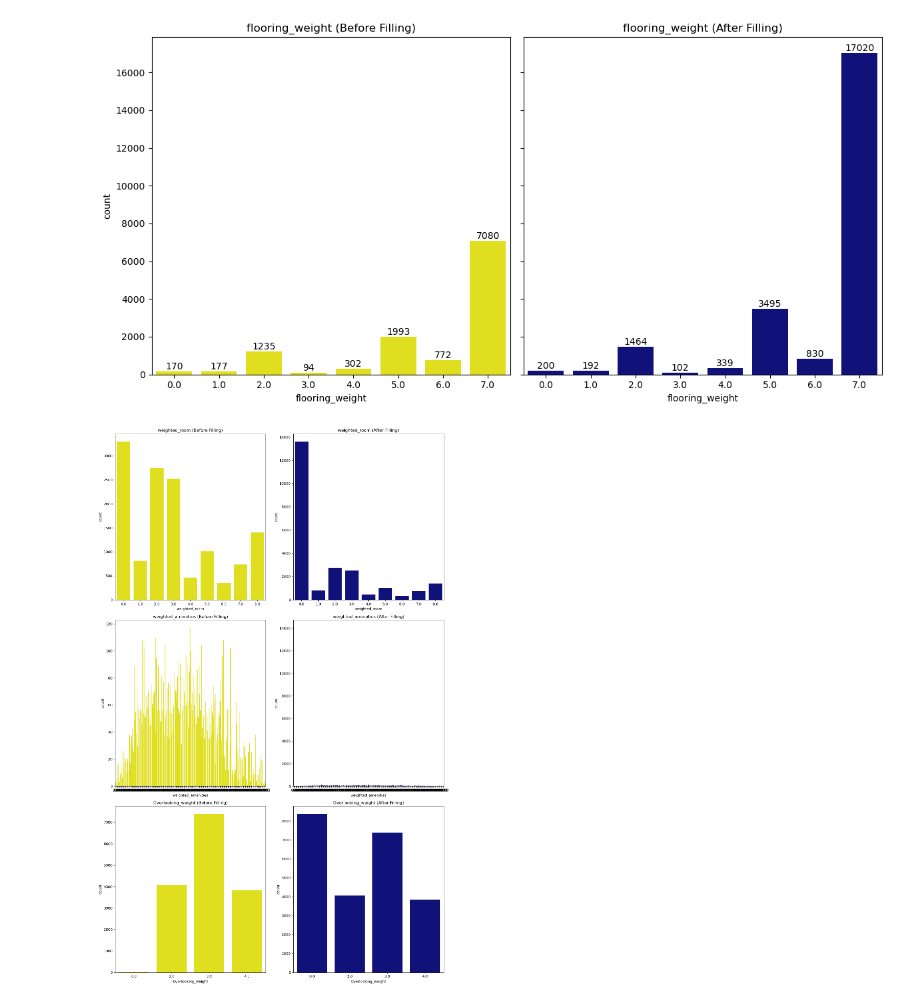
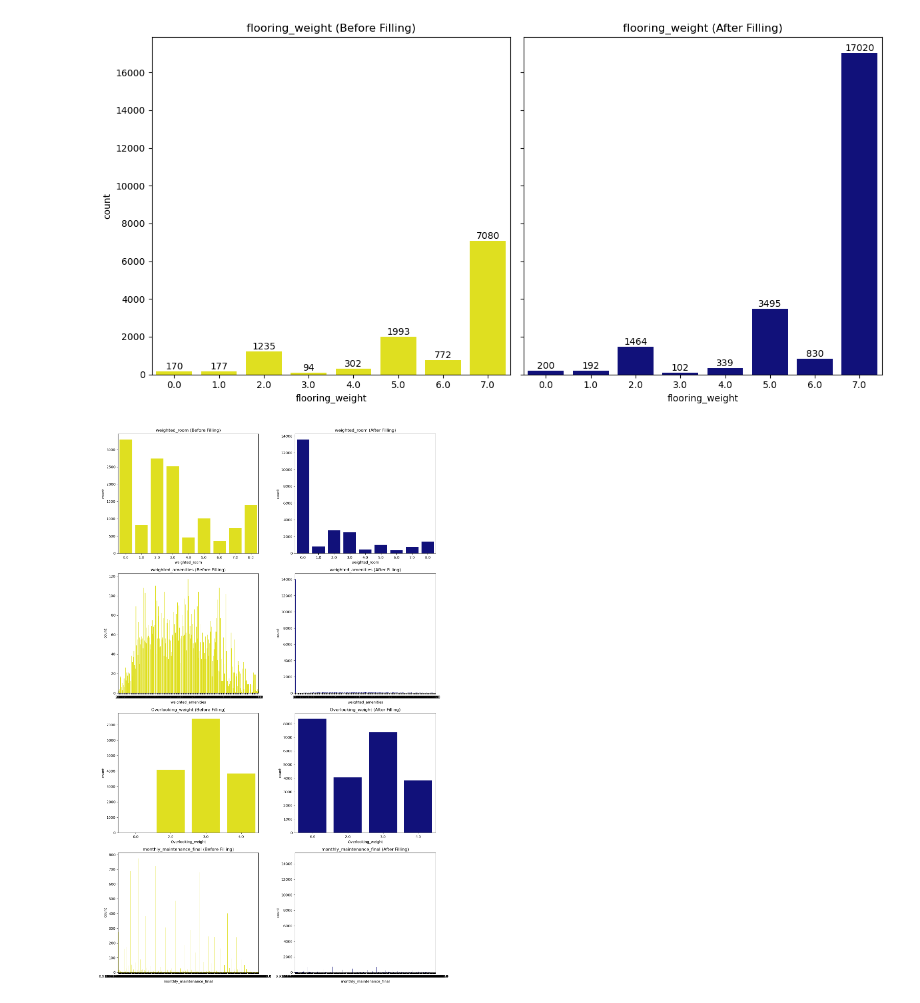
Before and after one commit to Himanshu7d3/House_Rent_Prediction, a Jupyter notebook: New_Data_Cleaning.ipynb, the cells around one changed output. Cells and saved outputs as stored; diff of their text form; code cells hidden in the pictures.

```diff
--- a/New_Data_Cleaning.ipynb
+++ b/New_Data_Cleaning.ipynb
@@ -1825,27 +1825,27 @@ plt.show()
 # %% [output]
 [figure]
 # %%
-col = ['weighted_room','weighted_amenities','Overlooking_weight']
+col = ['weighted_room','weighted_amenities','Overlooking_weight','monthly_maintenance_final']
 
 fig, ax = plt.subplots(nrows=len(col), ncols=2, figsize=(14,22))
 
 # BEFORE
 for k, i in enumerate(col):
     sns.countplot(x=df32[i], ax=ax[k][0], color='yellow')
     ax[k][0].set_title(i + ' (Before Filling)')
 
 
 # ---------------- FILLING ---------------- #
 df32[col] = df32[col].fillna(0)
 
 
 # AFTER
 for k, i in enumerate(col):
     sns.countplot(x=df32[i], ax=ax[k][1], color='darkblue')
     ax[k][1].set_title(i + ' (After Filling)')
 
 
 plt.tight_layout()
 plt.show()
 # %% [output]
-[figure, old version]
+[figure, new version]
```
Also changed, not shown: parts of 7 cells of this notebook.
